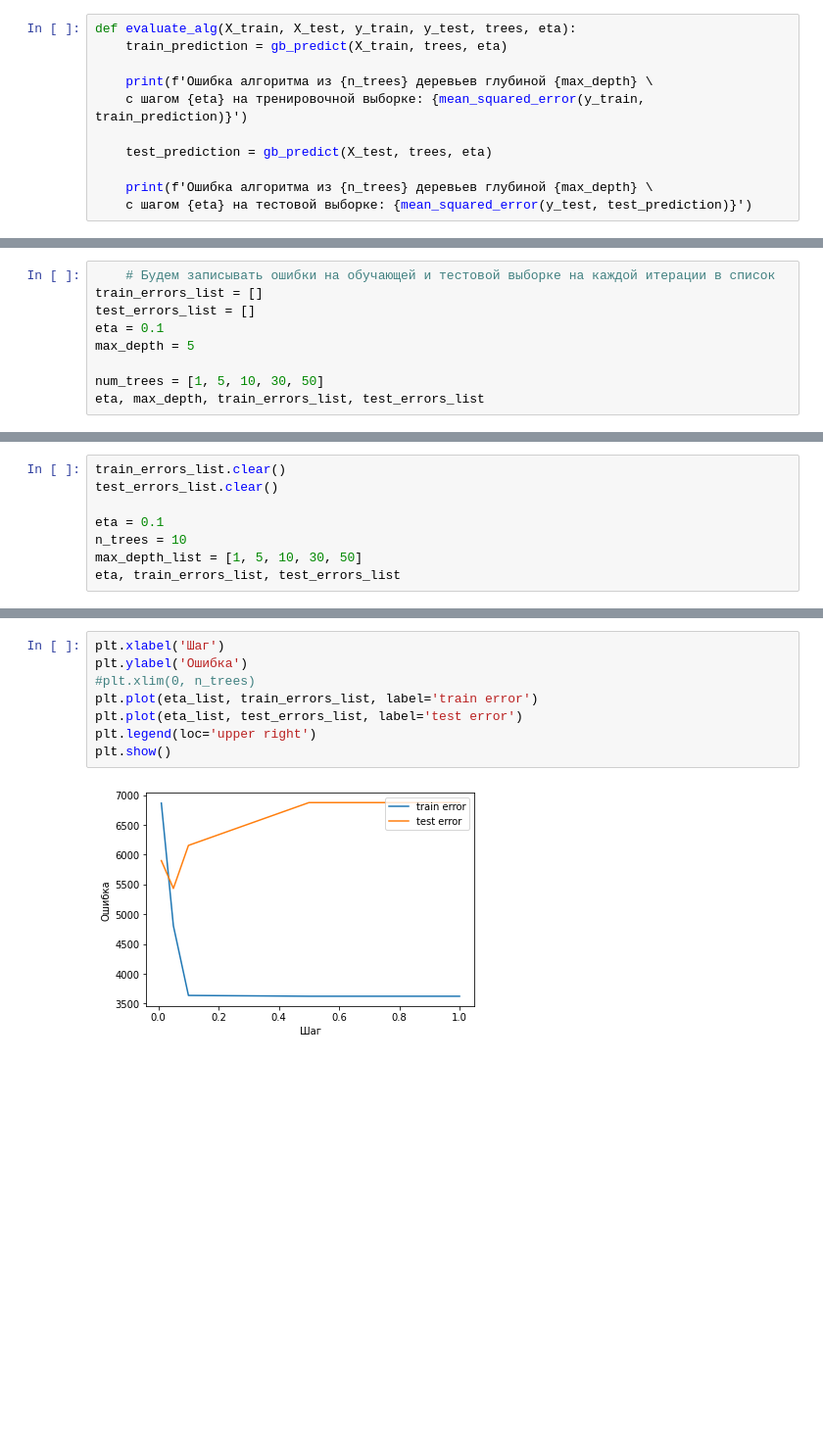
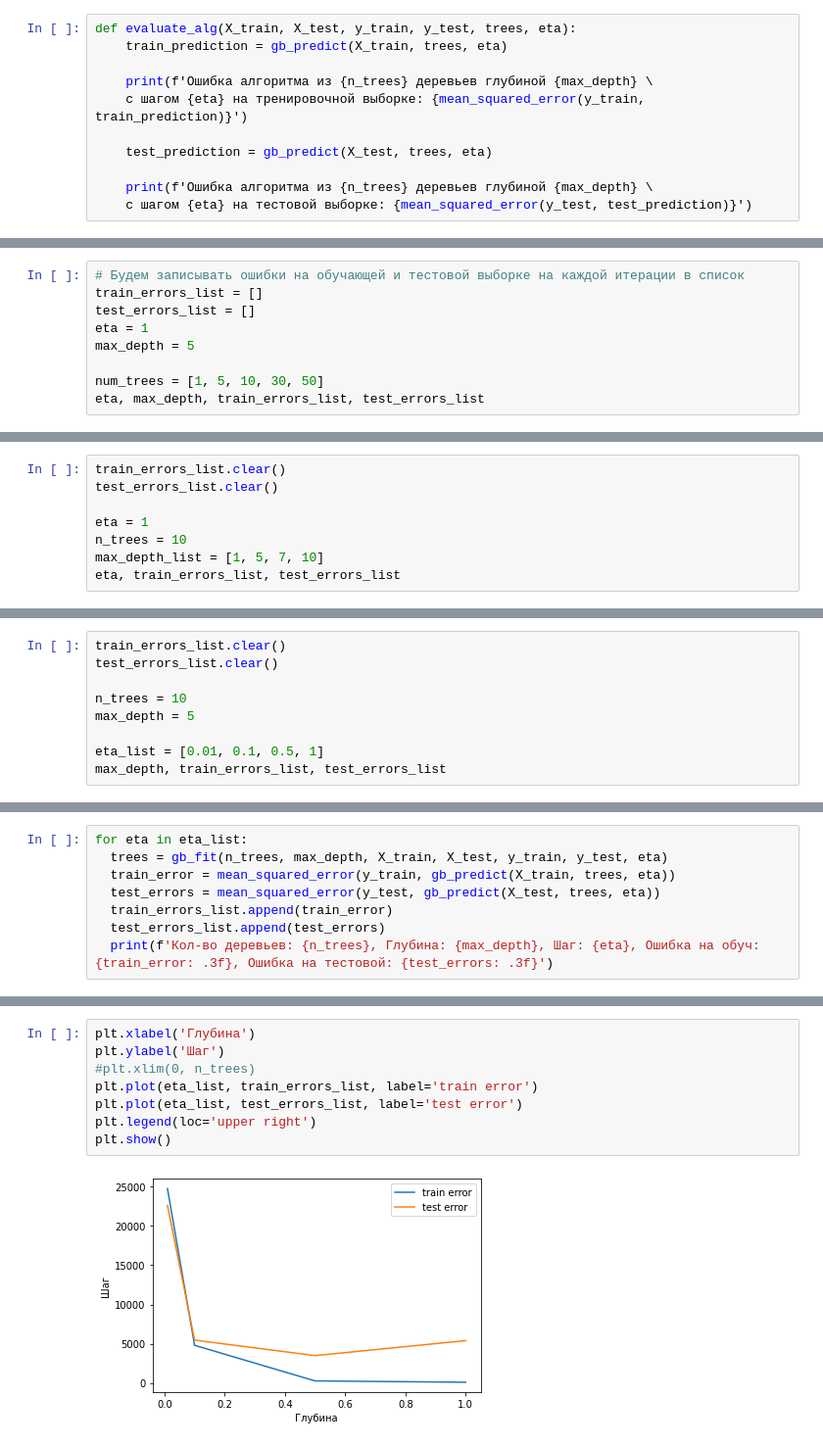
Before and after one commit to vinalyan/diff, a Jupyter notebook: GeekBrains/algorithms/web6/Lessin6_HW.ipynb, the cells around one changed output, grey strips where cells are left out. Shown at 98% size. Saved outputs shown, nothing was run; the diff lists cells and outputs as text; blank space fills up the shorter version.

```diff
--- a/GeekBrains/algorithms/web6/Lessin6_HW.ipynb
+++ b/GeekBrains/algorithms/web6/Lessin6_HW.ipynb
@@ -111,8 +114,8 @@ evaluate_alg(X_train, X_test, y_train, y_test, trees, eta)
 # %%
-    # Будем записывать ошибки на обучающей и тестовой выборке на каждой итерации в список
+# Будем записывать ошибки на обучающей и тестовой выборке на каждой итерации в список
 train_errors_list = []
 test_errors_list = []
-eta = 0.1
+eta = 1
 max_depth = 5
 
 num_trees = [1, 5, 10, 30, 50]
@@ -156,8 +152,8 @@ plt.show()
 train_errors_list.clear()
 test_errors_list.clear()
 
-eta = 0.1
+eta = 1
 n_trees = 10
-max_depth_list = [1, 5, 10, 30, 50]
+max_depth_list = [1, 5, 7, 10]
 eta, train_errors_list, test_errors_list
 # %% [output]
@@ -178,0 +184,9 @@ for max_depth in max_depth_list:
+# %%
+train_errors_list.clear()
+test_errors_list.clear()
+
+n_trees = 10
+max_depth = 5
+
+eta_list = [0.01, 0.1, 0.5, 1]
+max_depth, train_errors_list, test_errors_list
@@ -178,0 +195,8 @@ for max_depth in max_depth_list:
+# %%
+for eta in eta_list:
+  trees = gb_fit(n_trees, max_depth, X_train, X_test, y_train, y_test, eta)
+  train_error = mean_squared_error(y_train, gb_predict(X_train, trees, eta))
+  test_errors = mean_squared_error(y_test, gb_predict(X_test, trees, eta))
+  train_errors_list.append(train_error)
+  test_errors_list.append(test_errors)
+  print(f'Кол-во деревьев: {n_trees}, Глубина: {max_depth}, Шаг: {eta}, Ошибка на обуч: {train_error: .3f}, Ошибка на тестовой: {test_errors: .3f}')
@@ -179,10 +208,10 @@ for max_depth in max_depth_list:
 # %%
-plt.xlabel('Шаг')
-plt.ylabel('Ошибка')
+plt.xlabel('Глубина')
+plt.ylabel('Шаг')
 #plt.xlim(0, n_trees)
 plt.plot(eta_list, train_errors_list, label='train error')
 plt.plot(eta_list, test_errors_list, label='test error')
 plt.legend(loc='upper right')
 plt.show()
 # %% [output]
-[figure, old version]
+[figure, new version]
```
Also changed, not shown: parts of 12 cells of this notebook.
